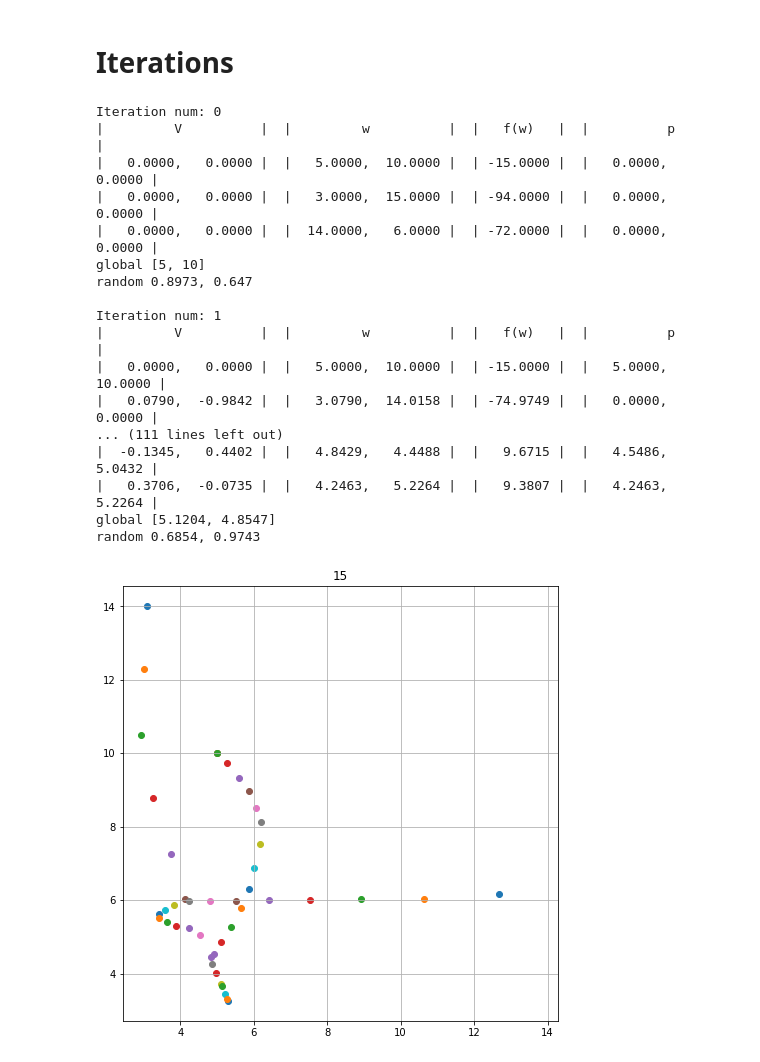
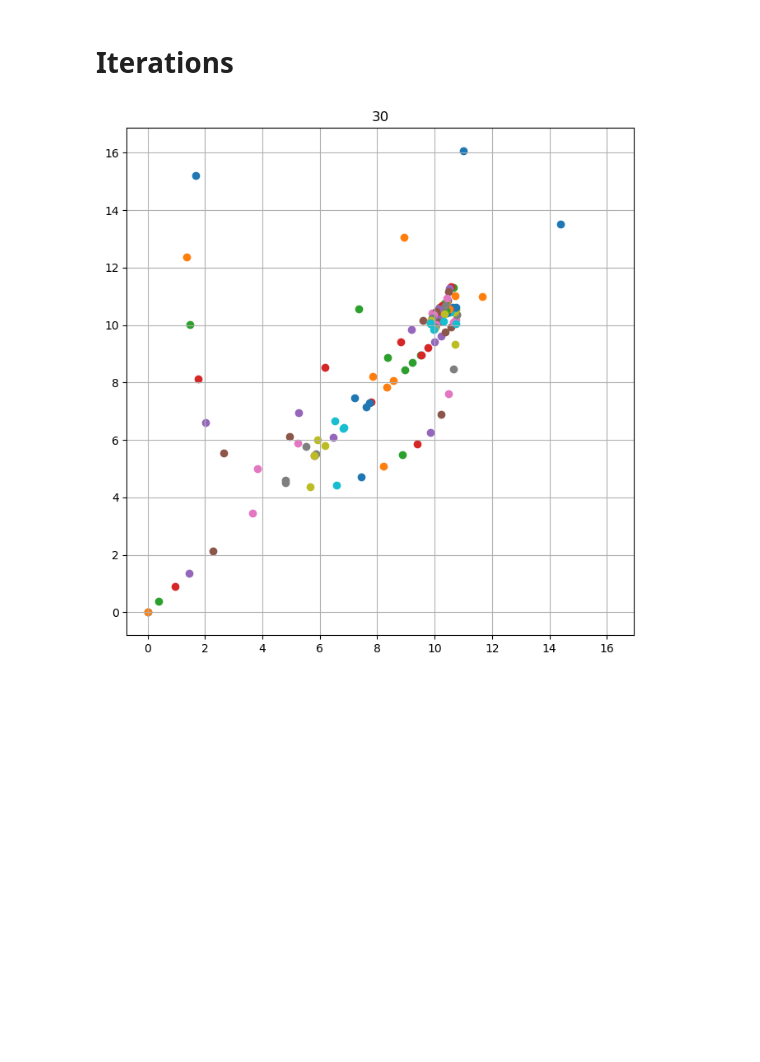
Before and after one commit to bartkalit/PSO, a Jupyter notebook: PSO.ipynb, the cells around one changed output. Saved outputs shown, nothing was run; the diff lists cells and outputs as text; code cells hidden in the pictures; blank space fills up the shorter version.

```diff
--- a/PSO.ipynb
+++ b/PSO.ipynb
@@ -6,7 +7,7 @@ ACC = 4
 MAX_VAL = 20.0
 MIN_VAL = 0
 # %%
-class pos:
+class pso:
     def __init__(self, w, c1, c2, r1=None, r2=None, gbest=None):
         self.w = w
         self.c1 = c1
@@ -68,20 +69,25 @@ class pos:
         return new_pos
 
     @staticmethod
-    def f(x1: float, x2: float):
-        y = 10 - pow((x1 - 5), 2) - pow((x2 - 5), 2)
-        return round(y, ACC)
+    def f(x: float, y: float):
+        # y = 10 - pow((x1 - 5), 2) - pow((x2 - 5), 2)
+        z = math.exp(-pow((x-10), 2) - pow((y-10), 2))
+        return round(z, ACC)
 
-algorithm = pos(0.8, 0.1, 0.1, 0.4, 0.3)
+algorithm = pso(0.8, 0.1, 0.1, 0.4, 0.3)
 # %% [markdown]
 ### Start values:
 # %%
+interation_num = 30
 start_pos = [
-    [5, 10],
-    [3, 15],
-    [14, 6],
-    ]
+    [0,0],
+    [2,18],
+    [17, 16],
+    [13, 19]
+]
 
+# swarm_size = 4
+# start_pos = [[randint(MIN_VAL, MAX_VAL), randint(MIN_VAL, MAX_VAL)] for _ in range(swarm_size)]
 
 start_f_vals = [algorithm.f(x1, x2) for [x1, x2] in start_pos]
 start_velocity = [[0, 0] for _ in range(len(start_pos))]
@@ -89,24 +95,15 @@ start_local_best = [[0, 0] for _ in range(len(start_pos))]
 # %% [markdown]
 # Iterations
 # %%
+
 prev_vs = start_velocity
 prev_lb = start_local_best
 prev_pos = start_pos
 prev_gb = algorithm.global_best(start_f_vals, prev_pos)
 prev_f_vals = start_f_vals
 new_vs = []
-print(f"Iteration num: 0")
-print("|         V          |  |         w          |  |   f(w)   |  |          p         |")
-for idx in range(len(prev_pos)):
-    print("| %8.4f, %8.4f |  | %8.4f, %8.4f |  | %8.4f |  | %8.4f, %8.4f |" % (prev_vs[idx][0], prev_vs[idx][1], prev_pos[idx][0],\
-            prev_pos[idx][1], prev_f_vals[idx], prev_lb[idx][0], prev_lb[idx][1]))
 
-print(f"global {prev_gb}")
-print(f"random {algorithm.r1}, {algorithm.r2}")
-print()
-prev_lb = algorithm.calculate_new_lb_pos(prev_lb, prev_f_vals, prev_pos)
-
-for i in range(15):
+for i in range(interation_num):
     new_vs = []
     new_pos = []
     new_gb = []
@@ -114,57 +111,31 @@ for i in range(15):
     algorithm.r1 = round(random(), ACC)
     algorithm.r2 = round(random(), ACC)
 
     for idx in range(len(prev_vs)):
         new_v = algorithm.velocity(prev_vs[idx], prev_lb[idx], prev_gb, prev_pos[idx])
         new_vs.append(new_v)
 
     new_pos = algorithm.calculate_new_pos(new_vs, prev_pos)
 
     new_f_vals = []
     for [x1, x2] in new_pos:
         new_f_vals.append(algorithm.f(x1, x2))
 
     new_gb = algorithm.global_best(new_f_vals, new_pos, prev_gb)
 
     new_lb = algorithm.calculate_new_lb_pos(prev_lb, new_f_vals, new_pos)
 
     prev_vs = new_vs
     prev_lb = new_lb
     prev_pos = new_pos
     prev_gb = new_gb
     prev_f_vals = new_f_vals
 
-    print(f"Iteration num: {i + 1}")
-    print("|         V          |  |         w          |  |   f(w)   |  |          p         |")
-    for idx in range(len(new_pos)):
-        print("| %8.4f, %8.4f |  | %8.4f, %8.4f |  | %8.4f |  | %8.4f, %8.4f |" % (new_vs[idx][0], new_vs[idx][1], new_pos[idx][0],\
-             new_pos[idx][1], new_f_vals[idx], new_lb[idx][0], new_lb[idx][1]))
-    print(f"global {new_gb}")
-    print(f"random {algorithm.r1}, {algorithm.r2}")
-    print()
-
     plt.scatter([pos[0] for pos in new_pos], [pos[1] for pos in new_pos])
     plt.title(i+1)
     plt.axis('square')
     plt.grid(1)
     plt.rcParams["figure.figsize"] = [8, 8]
     plt.savefig("./plots/" + str(i+1) + ".png")
 # %% [output]
-Iteration num: 0
-|         V          |  |         w          |  |   f(w)   |  |          p         |
-|   0.0000,   0.0000 |  |   5.0000,  10.0000 |  | -15.0000 |  |   0.0000,   0.0000 |
-|   0.0000,   0.0000 |  |   3.0000,  15.0000 |  | -94.0000 |  |   0.0000,   0.0000 |
-|   0.0000,   0.0000 |  |  14.0000,   6.0000 |  | -72.0000 |  |   0.0000,   0.0000 |
-global [5, 10]
-random 0.8973, 0.647
-
-Iteration num: 1
-|         V          |  |         w          |  |   f(w)   |  |          p         |
-|   0.0000,   0.0000 |  |   5.0000,  10.0000 |  | -15.0000 |  |   5.0000,  10.0000 |
-|   0.0790,  -0.9842 |  |   3.0790,  14.0158 |  | -74.9749 |  |   0.0000,   0.0000 |
-... (111 lines left out)
-|  -0.1345,   0.4402 |  |   4.8429,   4.4488 |  |   9.6715 |  |   4.5486,   5.0432 |
-|   0.3706,  -0.0735 |  |   4.2463,   5.2264 |  |   9.3807 |  |   4.2463,   5.2264 |
-global [5.1204, 4.8547]
-random 0.6854, 0.9743
-[figure, old version]
+[figure, new version]
```
Also changed, not shown: parts of 2 cells of this notebook.
